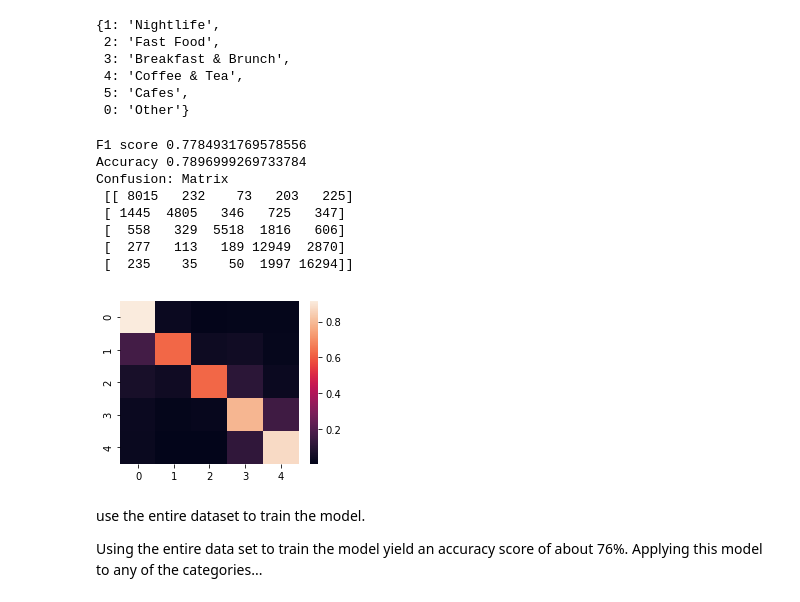
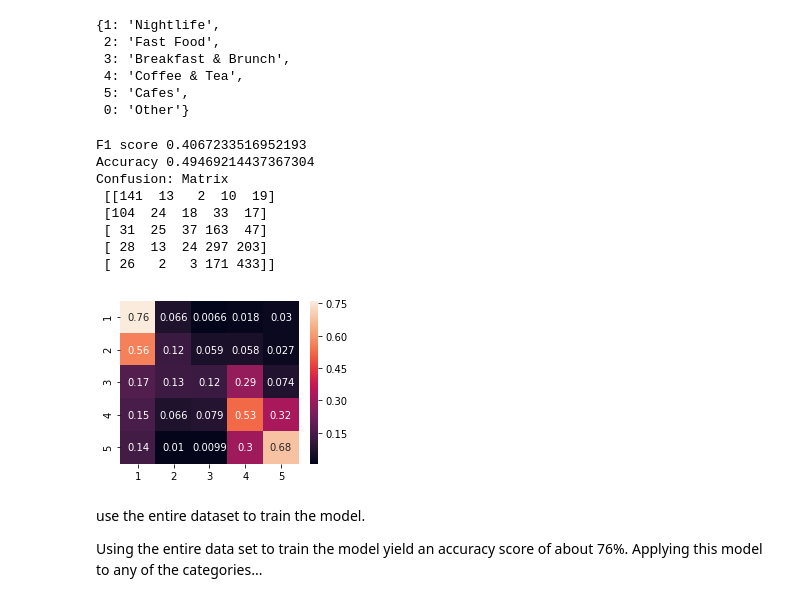
Before and after one commit to XC-Li/Yelp_review_sentiment_modeling, a Jupyter notebook: bag_of_words_model_v2.ipynb, the cells around one changed output. Cells and saved outputs as stored; diff of their text form; code cells hidden in the pictures.

```diff
--- a/bag_of_words_model_v2.ipynb
+++ b/bag_of_words_model_v2.ipynb
@@ -364,16 +337,21 @@ Confusion: Matrix
 # %%
 #apply this model to other category
 def model_tester(trained_model, X, y_true, visualization=False):
-    y_pred = trained_model.predict(X.values.astype('U')) #ensure the reviews are unicode strings. This could be an issue when reading data from csv
+    y_pred = trained_model.predict(X) #.values.astype('U')  ensure the reviews are unicode strings. This could be an issue when reading data from csv
     print('F1 score',f1_score(y_true, y_pred, average='macro'))
     print('Accuracy', accuracy_score(y_true, y_pred))
     print('Confusion: Matrix \n', confusion_matrix(y_true, y_pred))
 
+    xlab = [1,2,3,4,5]
+    ylab = xlab
+
     if visualization == True:
         cm = confusion_matrix(y_true, y_pred)
         cm = cm/ cm.astype(np.float).sum(axis=1)
+        #print(np.round(cm,2))
+
         plt.figure(figsize=(4,3))
-        sns.heatmap(cm)
+        sns.heatmap(cm, xticklabels=xlab, yticklabels=ylab, annot=True)
         plt.show()
 # %%
 americanOld = processed_df[processed_df['typeA'] == 1]
@@ -428,20 +406,20 @@ idB
 # %%
 night = processed_df[processed_df['typeB'] == 1]
 fastfood = processed_df[processed_df['typeB'] == 2]
 breakfast = processed_df[processed_df['typeB'] == 3]
 coffee = processed_df[processed_df['typeB'] == 4]
 cafe = processed_df[processed_df['typeA'] == 5]
-model_tester(model_night, cafe['review'], cafe['star'], visualization=True)
+model_tester(model_night, coffee['review'], coffee['star'], visualization=True)
 # %% [output]
-F1 score 0.7784931769578556
-Accuracy 0.7896999269733784
+F1 score 0.4067233516952193
+Accuracy 0.49469214437367304
 Confusion: Matrix
- [[ 8015   232    73   203   225]
- [ 1445  4805   346   725   347]
- [  558   329  5518  1816   606]
- [  277   113   189 12949  2870]
- [  235    35    50  1997 16294]]
+ [[141  13   2  10  19]
+ [104  24  18  33  17]
+ [ 31  25  37 163  47]
+ [ 28  13  24 297 203]
+ [ 26   2   3 171 433]]
-[figure, old version]
+[figure, new version]
 # %% [markdown]
 use the entire dataset to train the model.
 
```
Also changed, not shown: parts of 30 cells of this notebook.
